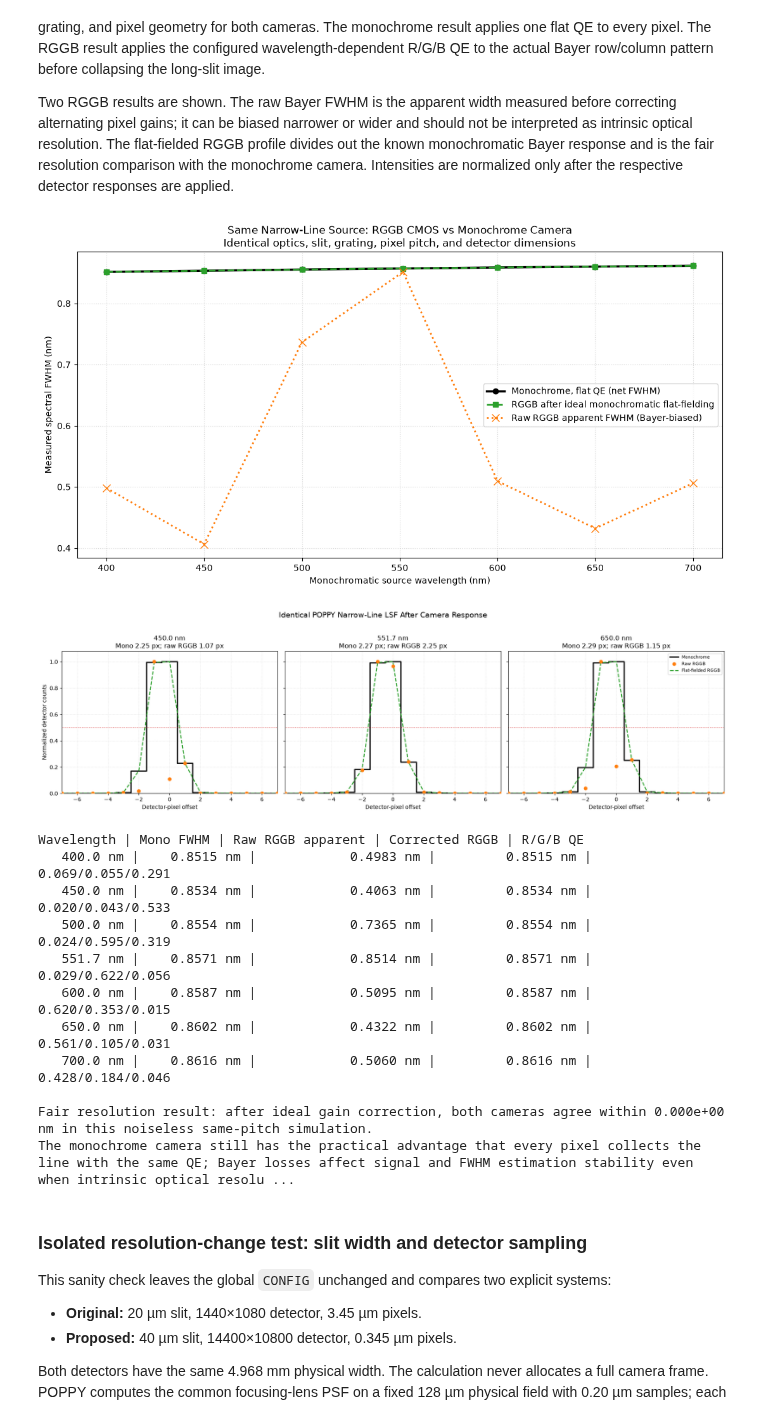
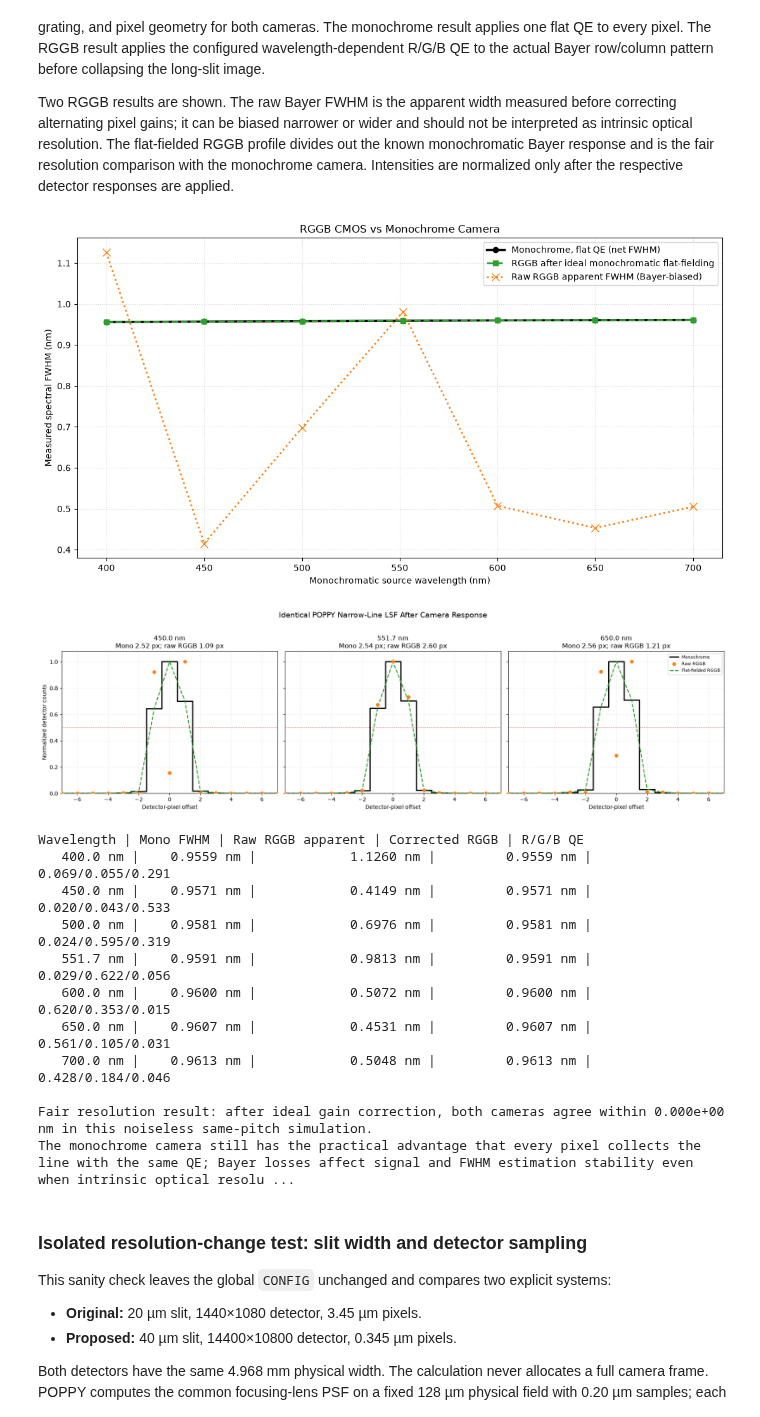
Before and after one commit to Arcobaleno-29/Spectrometer-simulation, a Jupyter notebook: Simulation_spec.ipynb, the cells around one changed output. Saved outputs shown, nothing was run; the diff lists cells and outputs as text; code cells hidden in the pictures.

```diff
--- a/Simulation_spec.ipynb
+++ b/Simulation_spec.ipynb
@@ -648,6 +648,7 @@ def simulate_hybrid_resolution_line(wavelength_nm, cfg=CONFIG):
     )
 
     return {
+        "dispersion_nm_per_um": dispersion_nm_per_um,
         "wavelength_nm": wavelength_nm,
         "wavelength_axis_nm": wavelength_axis_nm,
         "detector_offsets_px": detector_offsets_px,
@@ -2661,12 +2602,19 @@ for result in mono_poppy_results:
         where=rggb_response > 0,
     )
 
+    wavelength_axis_nm = result["wavelength_axis_nm"]
+    monochrome_fwhm_nm, _, _ = resolution_fwhm(monochrome_counts, wavelength_axis_nm)
+    raw_rggb_fwhm_nm, _, _ = resolution_fwhm(raw_rggb_counts, wavelength_axis_nm)
+    corrected_rggb_fwhm_nm, _, _ = resolution_fwhm(corrected_rggb_counts, wavelength_axis_nm)
+
     monochrome_fwhm_px, _, _ = mono_measure_fwhm(monochrome_counts)
     raw_rggb_fwhm_px, _, _ = mono_measure_fwhm(raw_rggb_counts)
     corrected_rggb_fwhm_px, _, _ = mono_measure_fwhm(
         corrected_rggb_counts
     )
-    dispersion = result["local_dispersion_nm_per_pixel"]
+
+    np.testing.assert_allclose(monochrome_fwhm_nm, result["simulated_fwhm_nm"], rtol=1e-12)
+    np.testing.assert_allclose(corrected_rggb_fwhm_nm, monochrome_fwhm_nm, rtol=1e-12)
 
     camera_comparison_results.append({
         "wavelength_nm": wavelength_nm,
@@ -2686,9 +2634,9 @@ for result in mono_poppy_results:
         "monochrome_fwhm_px": monochrome_fwhm_px,
         "raw_rggb_fwhm_px": raw_rggb_fwhm_px,
         "corrected_rggb_fwhm_px": corrected_rggb_fwhm_px,
-        "monochrome_fwhm_nm": monochrome_fwhm_px * dispersion,
-        "raw_rggb_fwhm_nm": raw_rggb_fwhm_px * dispersion,
-        "corrected_rggb_fwhm_nm": corrected_rggb_fwhm_px * dispersion,
+        "monochrome_fwhm_nm": monochrome_fwhm_nm,
+        "raw_rggb_fwhm_nm": raw_rggb_fwhm_nm,
+        "corrected_rggb_fwhm_nm": corrected_rggb_fwhm_nm,
         "qe": qe_values,
     })
 
@@ -2735,8 +2683,7 @@ ax.plot(
 ax.set_xlabel("Monochromatic source wavelength (nm)")
 ax.set_ylabel("Measured spectral FWHM (nm)")
 ax.set_title(
-    "Same Narrow-Line Source: RGGB CMOS vs Monochrome Camera\n"
-    "Identical optics, slit, grating, pixel pitch, and detector dimensions"
+    "RGGB CMOS vs Monochrome Camera"
 )
 ax.grid(True, linestyle=":", alpha=0.5)
 ax.legend()
@@ -2801,43 +2748,43 @@ plt.tight_layout()
 plt.show()
 
 print(
     "Wavelength | Mono FWHM | Raw RGGB apparent | Corrected RGGB | "
     "R/G/B QE"
 )
 for result in camera_comparison_results:
     qe = result["qe"]
     print(
         f"{result['wavelength_nm']:8.1f} nm | "
         f"{result['monochrome_fwhm_nm']:9.4f} nm | "
         f"{result['raw_rggb_fwhm_nm']:17.4f} nm | "
         f"{result['corrected_rggb_fwhm_nm']:14.4f} nm | "
         f"{qe['red']:.3f}/{qe['green']:.3f}/{qe['blue']:.3f}"
     )
 
 maximum_corrected_difference_nm = np.nanmax(np.abs(
     corrected_rggb_camera_fwhm_nm - monochrome_camera_fwhm_nm
 ))
 print(
     "\nFair resolution result: after ideal gain correction, both cameras "
     f"agree within {maximum_corrected_difference_nm:.3e} nm in this noiseless "
     "same-pitch simulation."
 )
 print(
     "The monochrome camera still has the practical advantage that every pixel "
     "collects the line with the same QE; Bayer losses affect signal and FWHM "
     "estimation stability even when intrinsic optical resolution is unchanged."
 )
 # %% [output]
-[figure, old version]
+[figure, new version]
-[figure, old version]
+[figure, new version]
 Wavelength | Mono FWHM | Raw RGGB apparent | Corrected RGGB | R/G/B QE
-   400.0 nm |    0.8515 nm |            0.4983 nm |         0.8515 nm | 0.069/0.055/0.291
-   450.0 nm |    0.8534 nm |            0.4063 nm |         0.8534 nm | 0.020/0.043/0.533
-   500.0 nm |    0.8554 nm |            0.7365 nm |         0.8554 nm | 0.024/0.595/0.319
-   551.7 nm |    0.8571 nm |            0.8514 nm |         0.8571 nm | 0.029/0.622/0.056
-   600.0 nm |    0.8587 nm |            0.5095 nm |         0.8587 nm | 0.620/0.353/0.015
-   650.0 nm |    0.8602 nm |            0.4322 nm |         0.8602 nm | 0.561/0.105/0.031
-   700.0 nm |    0.8616 nm |            0.5060 nm |         0.8616 nm | 0.428/0.184/0.046
+   400.0 nm |    0.9559 nm |            1.1260 nm |         0.9559 nm | 0.069/0.055/0.291
+   450.0 nm |    0.9571 nm |            0.4149 nm |         0.9571 nm | 0.020/0.043/0.533
+   500.0 nm |    0.9581 nm |            0.6976 nm |         0.9581 nm | 0.024/0.595/0.319
+   551.7 nm |    0.9591 nm |            0.9813 nm |         0.9591 nm | 0.029/0.622/0.056
+   600.0 nm |    0.9600 nm |            0.5072 nm |         0.9600 nm | 0.620/0.353/0.015
+   650.0 nm |    0.9607 nm |            0.4531 nm |         0.9607 nm | 0.561/0.105/0.031
+   700.0 nm |    0.9613 nm |            0.5048 nm |         0.9613 nm | 0.428/0.184/0.046
 
 Fair resolution result: after ideal gain correction, both cameras agree within 0.000e+00 nm in this noiseless same-pitch simulation.
 The monochrome camera still has the practical advantage that every pixel collects the line with the same QE; Bayer losses affect signal and FWHM estimation stability even when intrinsic optical resolu ...
```
Also changed, not shown: parts of 12 cells of this notebook.
